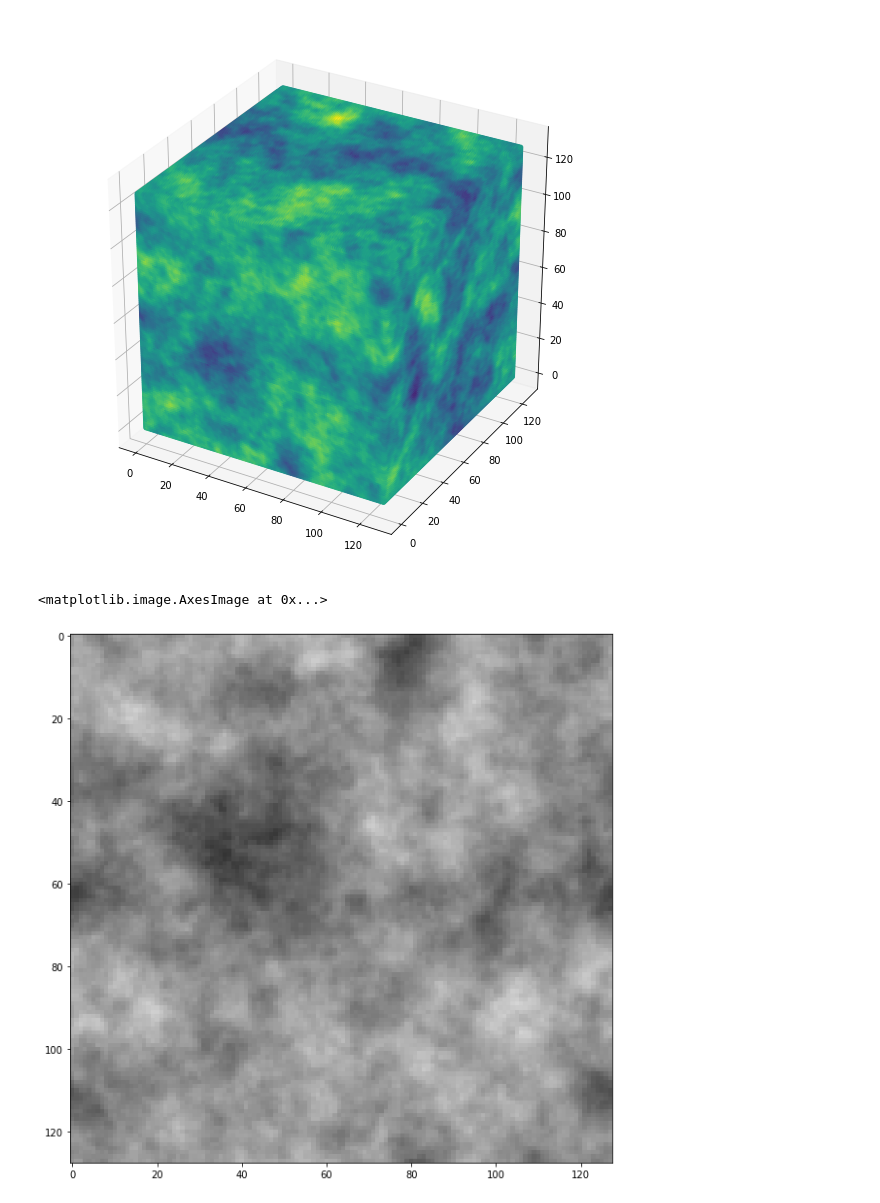
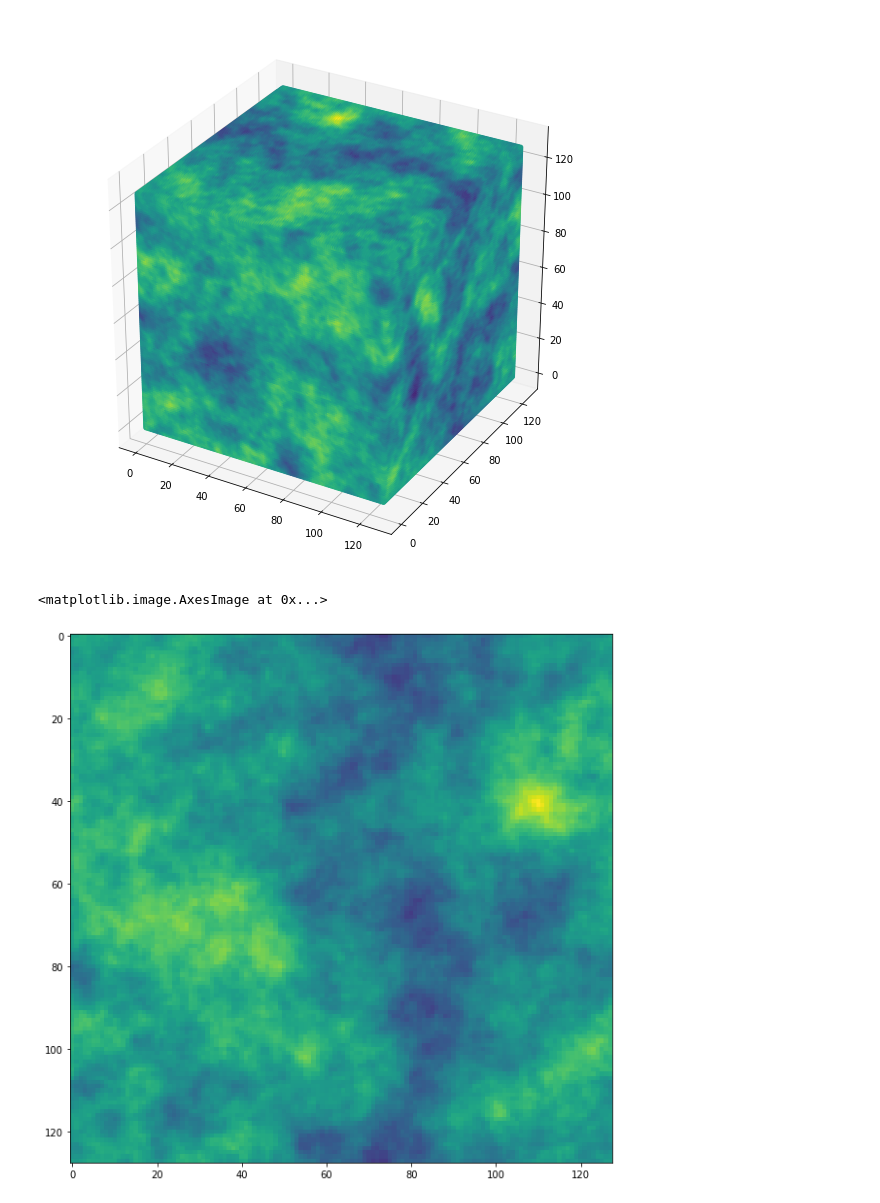
Before and after one commit to nghess/fractal-tools, a Jupyter notebook: 3D_ifft_Fractal.ipynb, the cells around one changed output. Drawn from its saved outputs; the diff is of its cells as text; code cells hidden in the pictures.

```diff
--- a/3D_ifft_Fractal.ipynb
+++ b/3D_ifft_Fractal.ipynb
@@ -41,9 +39,9 @@ plt.show()
 # %% [output]
 [figure]
 # %%
-# Display result
+# Display Top slice
 plt.rcParams["figure.figsize"]=10,10
-plt.imshow(realpattern[:,:,1], cmap='gray', vmin=0, vmax=1, aspect='auto')
+plt.imshow(realpattern[-1,:,:], vmin=0, vmax=1, aspect='auto')
 # %% [output]
 <matplotlib.image.AxesImage at 0x...>
-[figure, old version]
+[figure, new version]
```
Also changed, not shown: parts of 1 cell of this notebook.
